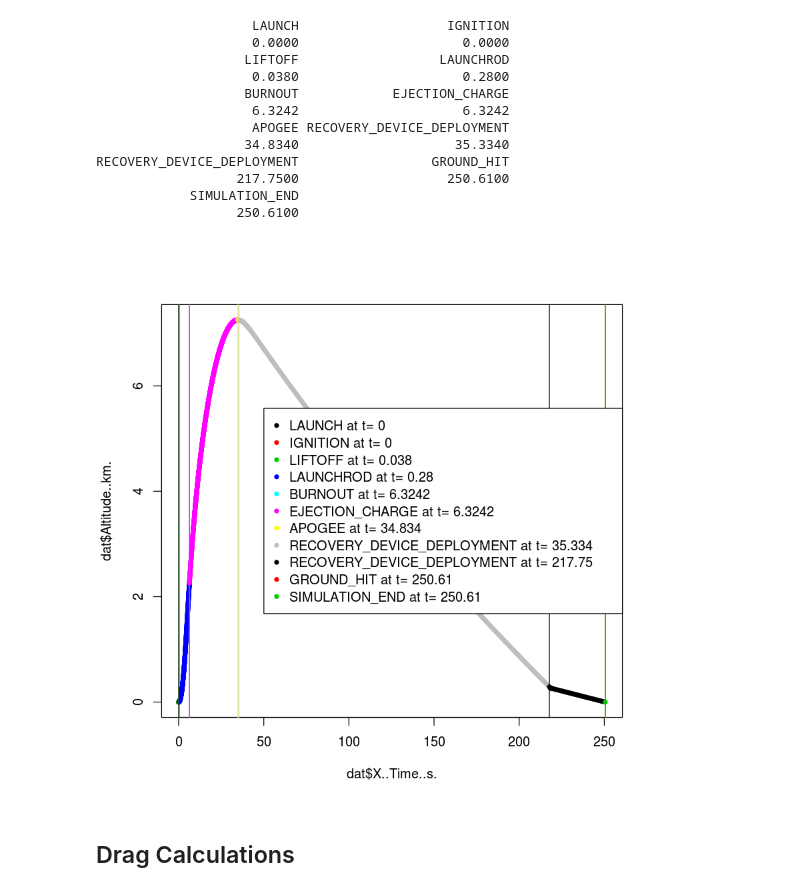
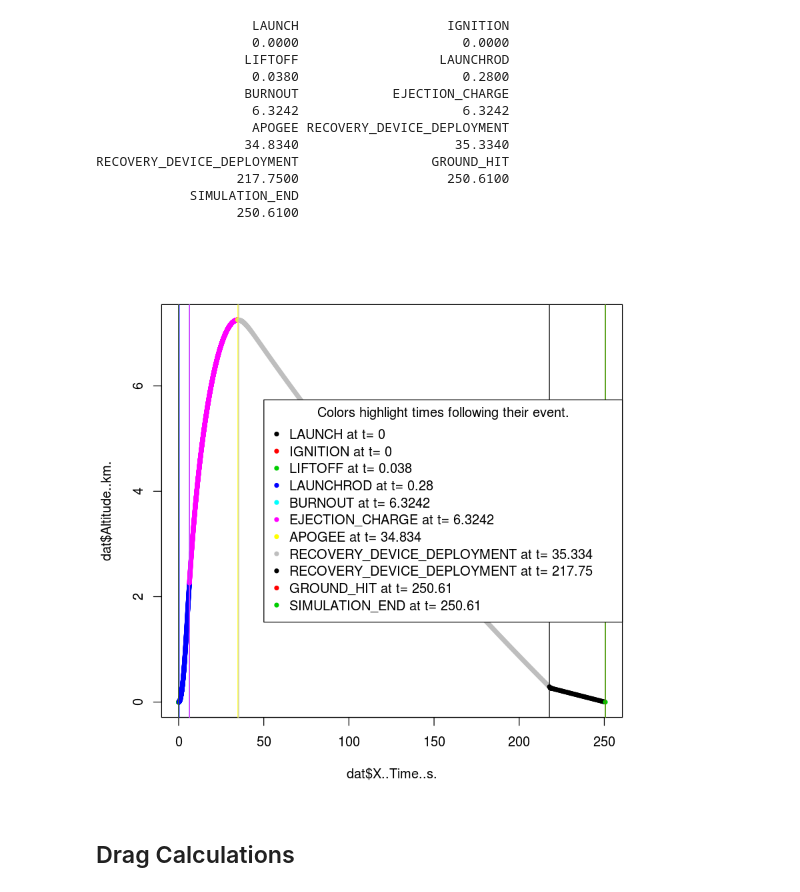
Before and after one commit to psas/lv3.0-airframe, a Jupyter notebook: sim/recoveryAnalysis.ipynb, the cells around one changed output. Drawn from its saved outputs; the diff is of its cells as text; code cells hidden in the pictures.

Commit message:
fancy-schmancy plots for checking DATCOM inputs

```diff
--- a/sim/recoveryAnalysis.ipynb
+++ b/sim/recoveryAnalysis.ipynb
@@ -50,23 +52,24 @@ names(events) <- events.names
 # %%
 dat$colors <- sapply(dat$X..Time..s., function(t) sum(t>=events))
 # layout(mat = matrix(c(1,2), nrow = 1))
 plot(dat$X..Time..s., dat$Altitude..km., col=dat$colors, pch=20)
 abline(v=events, col=1:length(events))
 # text(
 #     labels=names(events),
 #     x=events,
 #     y=seq(from=0, to=max(dat$Alt), length.out=length(events)),
 #     col=1:length(events),
 #     pos=4, srt=0, offset=-0.0
 # )
 legend(
     'right',
     legend=paste(names(events), 'at t=', events),
     col=1:length(events),
-    pch=20
+    pch=20,
+    title='Colors highlight times following their event.'
 )
 # %% [output]
-[figure, old version]
+[figure, new version]
 # %%
 ind <- which(
     dat$X..Time..s. > events['LAUNCHROD']
```
Also changed, not shown: parts of 7 cells of this notebook.
